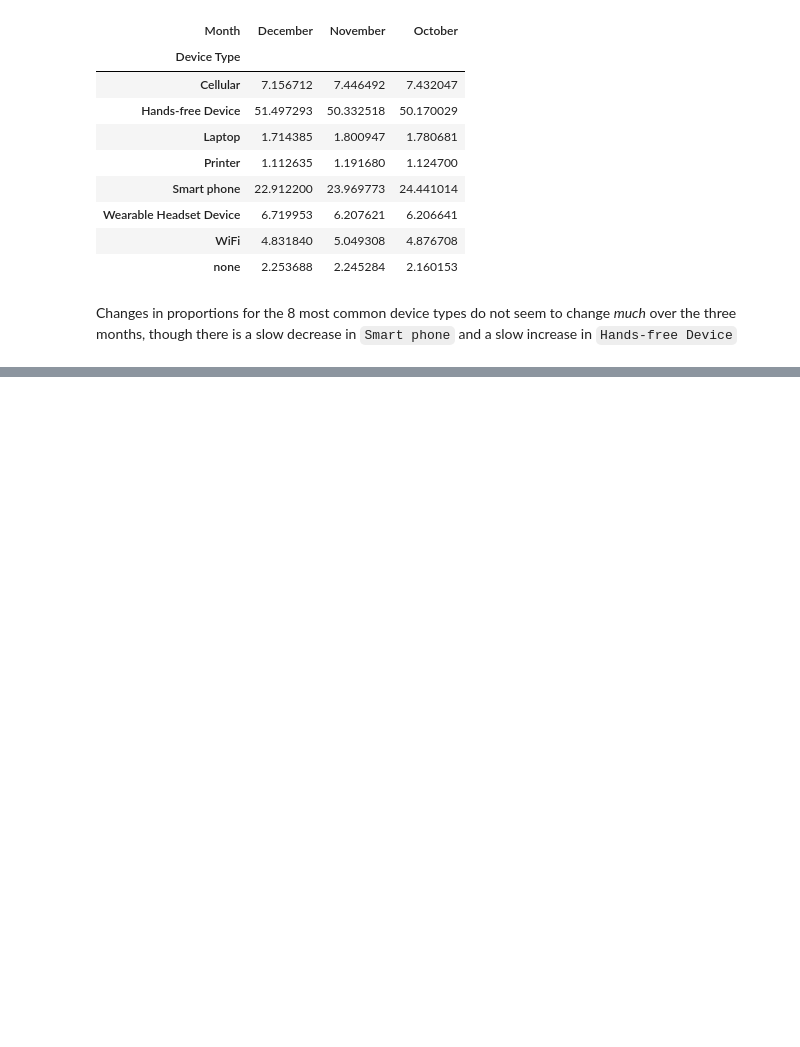
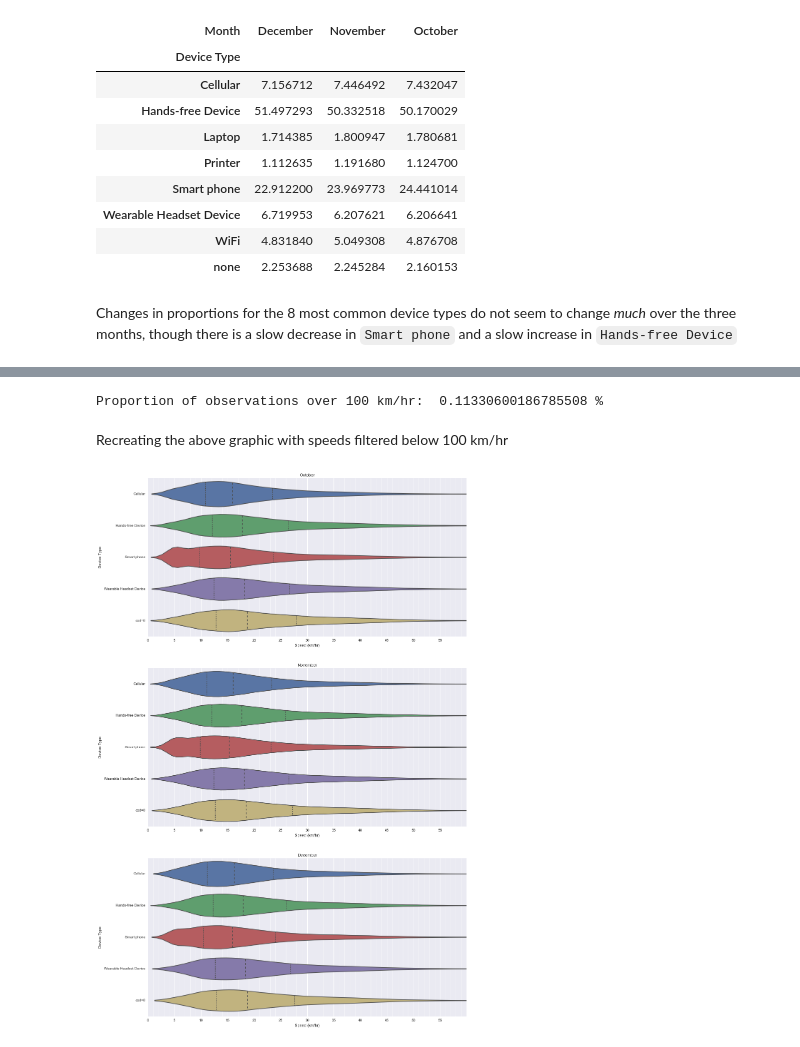
Before and after one commit to CityofToronto/bdit_king_pilot_dashboard, a Jupyter notebook: bluetooth/Baseline_device_filtering.ipynb, the cells around one changed output, grey strips where cells are left out. Drawn from its saved outputs; the diff is of its cells as text; code cells hidden in the pictures; blank space fills up the shorter version.

```diff
--- a/bluetooth/Baseline_device_filtering.ipynb
+++ b/bluetooth/Baseline_device_filtering.ipynb
@@ -349,0 +371,30 @@ for i, month in enumerate(speed_three_months.mnth.unique()):
+# %%
+obs_over_100 = len(speed_three_months[speed_three_months['Speed'] > 100])
+total_obs = len(speed_three_months)
+print("Proportion of observations over 100 km/hr: ", 100.0*obs_over_100/total_obs, "%")
+# %% [output]
+Proportion of observations over 100 km/hr:  0.11330600186785508 %
+# %% [markdown]
+Recreating the above graphic with speeds filtered below 100 km/hr
+# %%
+speed_three_months.sort_values(["mnth", 'device_type'], ascending=[False, True], inplace=True)
+# %%
+speed_three_months.loc[speed_three_months['device_type'] == 'WiFi', 'device_type'] = "cod = 0"
+# %%
+fig, axes = plt.subplots(3,1, figsize=(16,27))
+
+for i, month in enumerate(speed_three_months.mnth.unique()):
+    sns.violinplot(y='device_type', x='Speed',
+                        data=speed_three_months[(speed_three_months.mnth == month) &
+                                                (speed_three_months['Speed'] < 100)],
+                       inner="quartile", orient='h',
+                       ax=axes[i], cut=0)
+    axes[i].set_title(month)
+    axes[i].set_xlim([0,60])
+    axes[i].set_xlabel("Speed (km/hr)")
+    axes[i].set_ylabel("Device Type")
+    axes[i].set_xticks(range(0,60,5))
+    axes[i].get_xaxis().set_minor_locator(mpl.ticker.AutoMinorLocator())
+    axes[i].grid(b=True, which='minor', color='w', linewidth=0.5)
+# %% [output]
+[figure, added]
```
Also changed, not shown: parts of 19 cells of this notebook.
